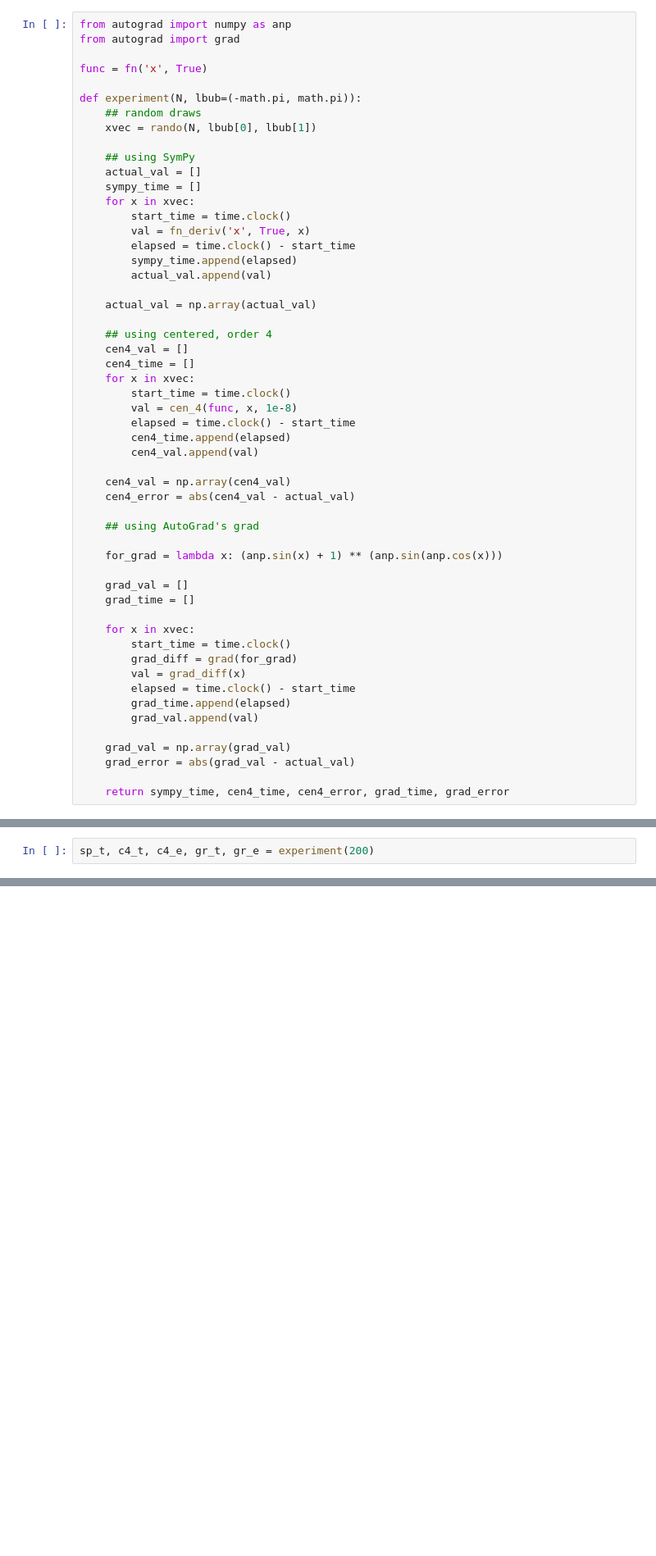
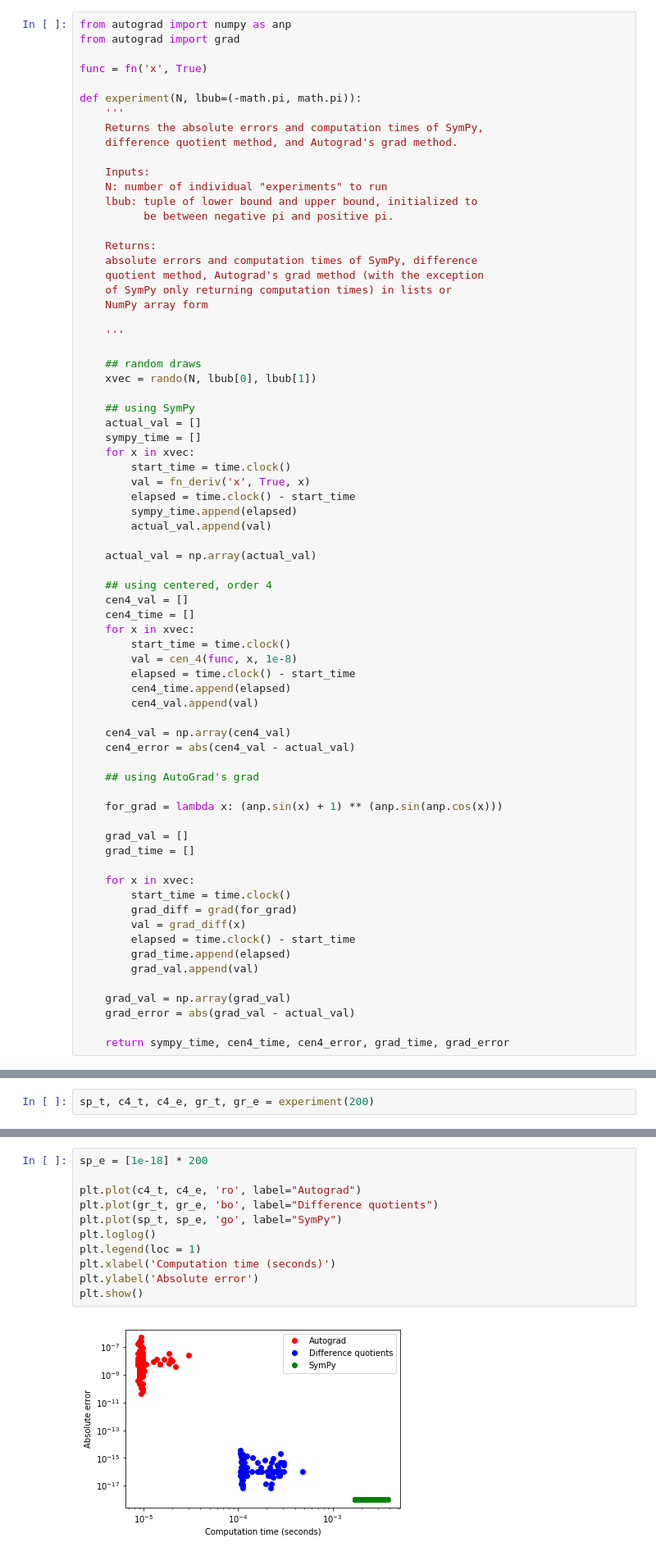
Before and after one commit to jtschoi/persp-model-econ_W19, a Jupyter notebook: ProblemSets/PS2/PS2_junhoc.ipynb, the cells around one changed output, grey strips where cells are left out. Shown at 82% size. Drawn from its saved outputs; the diff is of its cells as text; blank space fills up the shorter version.

```diff
--- a/ProblemSets/PS2/PS2_junhoc.ipynb
+++ b/ProblemSets/PS2/PS2_junhoc.ipynb
@@ -378,6 +380,23 @@ from autograd import grad
 func = fn('x', True)
 
 def experiment(N, lbub=(-math.pi, math.pi)):
+    '''
+    Returns the absolute errors and computation times of SymPy,
+    difference quotient method, and Autograd's grad method.
+
+    Inputs:
+    N: number of individual "experiments" to run
+    lbub: tuple of lower bound and upper bound, initialized to
+          be between negative pi and positive pi.
+
+    Returns:
+    absolute errors and computation times of SymPy, difference
+    quotient method, Autograd's grad method (with the exception
+    of SymPy only returning computation times) in lists or
+    NumPy array form
+
+    '''
+
     ## random draws
     xvec = rando(N, lbub[0], lbub[1])
 
@@ -437,3 +451,16 @@ plt.loglog()
+# %%
+sp_e = [1e-18] * 200
+
+plt.plot(c4_t, c4_e, 'ro', label="Autograd")
+plt.plot(gr_t, gr_e, 'bo', label="Difference quotients")
+plt.plot(sp_t, sp_e, 'go', label="SymPy")
+plt.loglog()
+plt.legend(loc = 1)
+plt.xlabel('Computation time (seconds)')
+plt.ylabel('Absolute error')
+plt.show()
+# %% [output]
+[figure, added]
 # %% [markdown]
 ### Exercise 2. Numerical Integration
 # %% [markdown]
```
Also changed, not shown: parts of 3 cells of this notebook, 1 other file.
